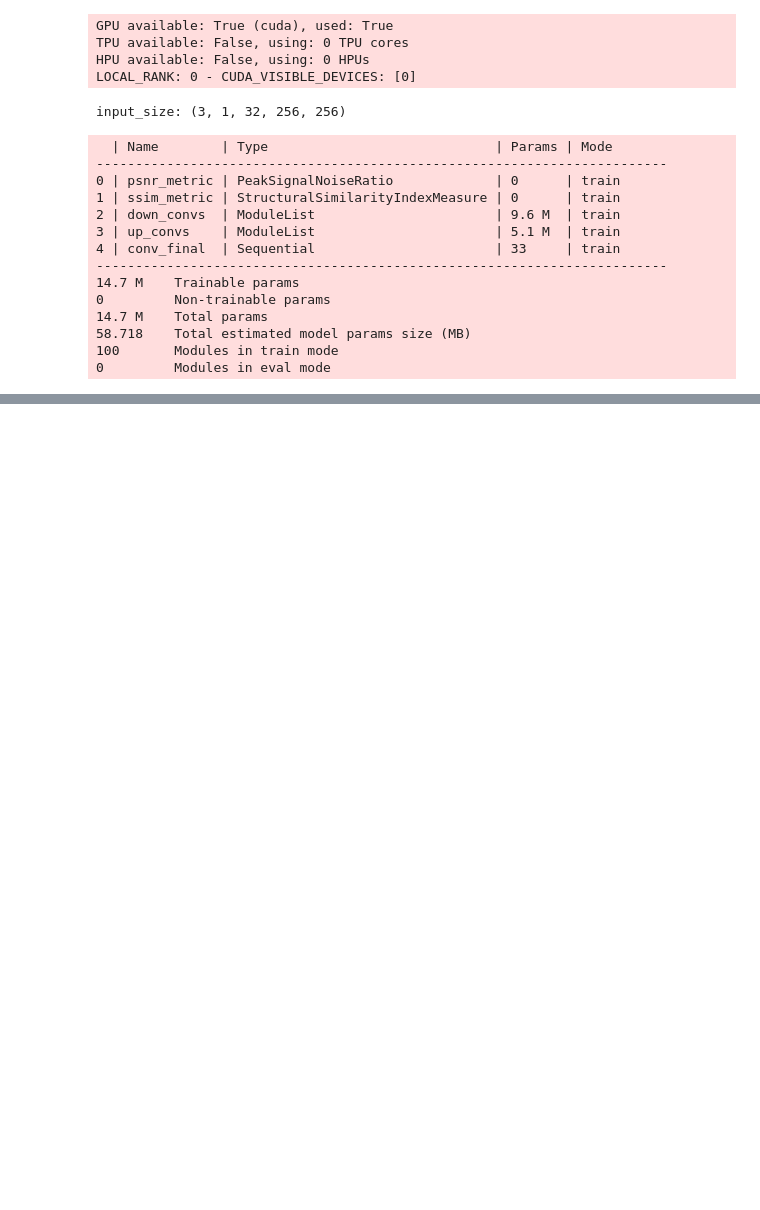
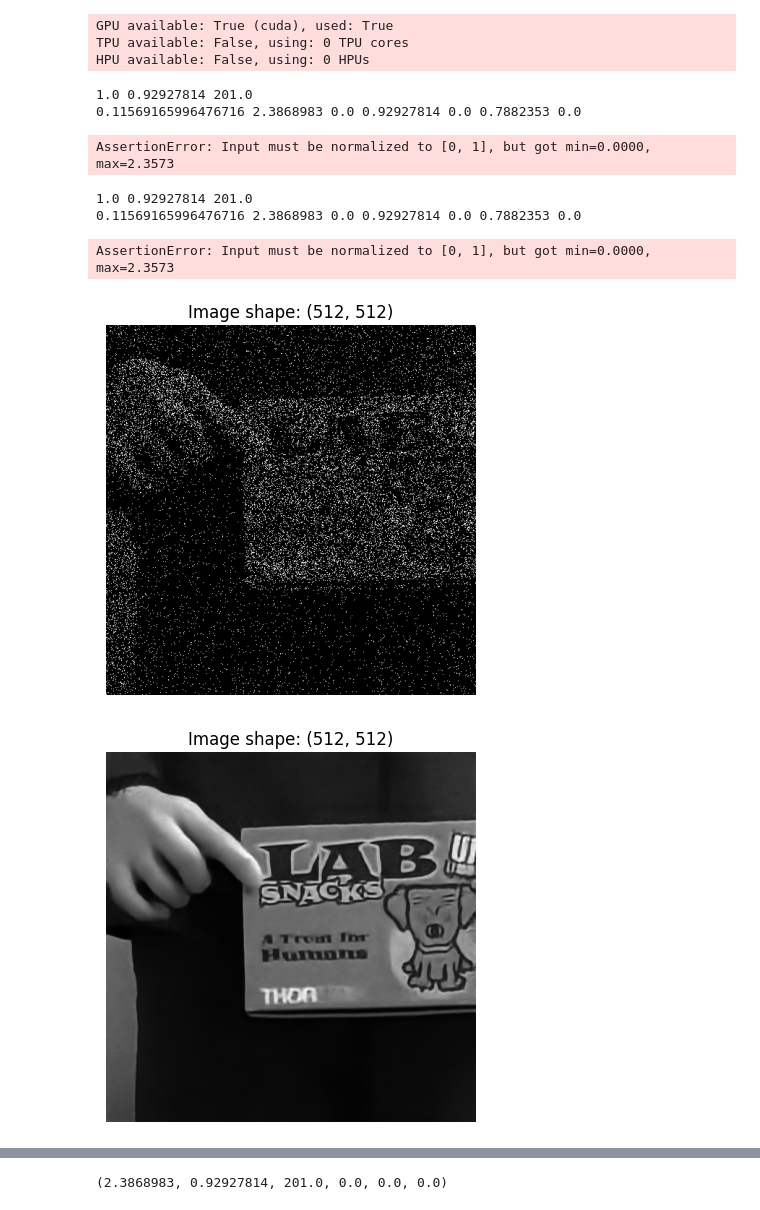
Before and after one commit to lyehe/ssunet, a Jupyter notebook: example.ipynb, the cells around one changed output, grey strips where cells are left out. Saved outputs shown, nothing was run; the diff lists cells and outputs as text; code cells hidden in the pictures; blank space fills up the shorter version.

```diff
--- a/example.ipynb
+++ b/example.ipynb
@@ -20,6 +20,7 @@ validation_data = ValidationDataset(validation_data, validation_config)
 
 # Create model
 model = Bit2Bit(config.model_config)
+model.trainer = config.train_config.trainer
 
 # Create data loaders
 training_loader = config.loader_config.loader(training_data)
@@ -35,21 +36,5 @@ trainer.fit(model, training_loader, validation_loader)
 GPU available: True (cuda), used: True
 TPU available: False, using: 0 TPU cores
 HPU available: False, using: 0 HPUs
-LOCAL_RANK: 0 - CUDA_VISIBLE_DEVICES: [0]
-input_size: (3, 1, 32, 256, 256)
-  | Name        | Type                             | Params | Mode
--------------------------------------------------------------------------
-0 | psnr_metric | PeakSignalNoiseRatio             | 0      | train
-1 | ssim_metric | StructuralSimilarityIndexMeasure | 0      | train
-2 | down_convs  | ModuleList                       | 9.6 M  | train
-3 | up_convs    | ModuleList                       | 5.1 M  | train
-4 | conv_final  | Sequential                       | 33     | train
--------------------------------------------------------------------------
-14.7 M    Trainable params
-0         Non-trainable params
-14.7 M    Total params
-58.718    Total estimated model params size (MB)
-100       Modules in train mode
-0         Modules in eval mode
 # %%
 trainer.save_checkpoint(config.train_config.default_root_dir / "model.ckpt")
@@ -55,0 +43,15 @@ trainer.save_checkpoint(config.train_config.default_root_dir / "model.ckpt")
+# %%
+from src.tools.gpuinference import gpu_patch_inference
+import numpy as np
+from tifffile import imwrite
+
+output = gpu_patch_inference(
+    model,
+    data.primary_data.astype(np.float32),
+    min_overlap=48,
+    initial_patch_depth=64,
+    device=config.train_config.device_numbers,
+)
+
+imwrite(config.train_config.default_root_dir / "input.tif", data.primary_data)
+imwrite(config.train_config.default_root_dir / "inference.tif", output)
@@ -55,0 +70,38 @@ trainer.save_checkpoint(config.train_config.default_root_dir / "model.ckpt")
+# %%
+from src.tools.tools import group_metrics
+from tifffile import imread
+
+
+input_new = data.primary_data.astype(np.float32)[:512].copy()
+output_new = output[:512].copy()
+ground_truth = imread(config.path_config.ground_truth_file)[:512].astype(np.float32).copy()
+
+print(np.max(input_new), np.max(output_new), np.max(ground_truth))
+
+group_metrics(input_new, output_new, ground_truth, config.train_config.default_root_dir)
+# %% [output]
+1.0 0.92927814 201.0
+0.11569165996476716 2.3868983 0.0 0.92927814 0.0 0.7882353 0.0
+AssertionError: Input must be normalized to [0, 1], but got min=0.0000, max=2.3573
+# %%
+from src.tools.tools import group_metrics
+input = data.primary_data.astype(np.float32)[:512].copy()
+image = output[:512].copy()
+ground_truth = imread(config.path_config.ground_truth_file)[:512].astype(np.float32).copy()
+
+print(np.max(input), np.max(image), np.max(ground_truth))
+
+group_metrics(input, image, ground_truth, config.train_config.default_root_dir, device=config.train_config.device_numbers)
+# %% [output]
+1.0 0.92927814 201.0
+0.11569165996476716 2.3868983 0.0 0.92927814 0.0 0.7882353 0.0
+AssertionError: Input must be normalized to [0, 1], but got min=0.0000, max=2.3573
+# %%
+from src.tools.tools import show_image
+
+show_image(input[256])
+show_image(output[256])
+show_image(ground_truth[256])
+# %% [output]
+[figure, added]
+[figure, added]
@@ -55,0 +109,4 @@ trainer.save_checkpoint(config.train_config.default_root_dir / "model.ckpt")
+# %%
+np.max(input), np.max(output), np.max(ground_truth), np.min(input), np.min(output), np.min(ground_truth)
+# %% [output]
+(2.3868983, 0.92927814, 201.0, 0.0, 0.0, 0.0)
```
Also changed, not shown: parts of 4 cells of this notebook, 20 other files.
